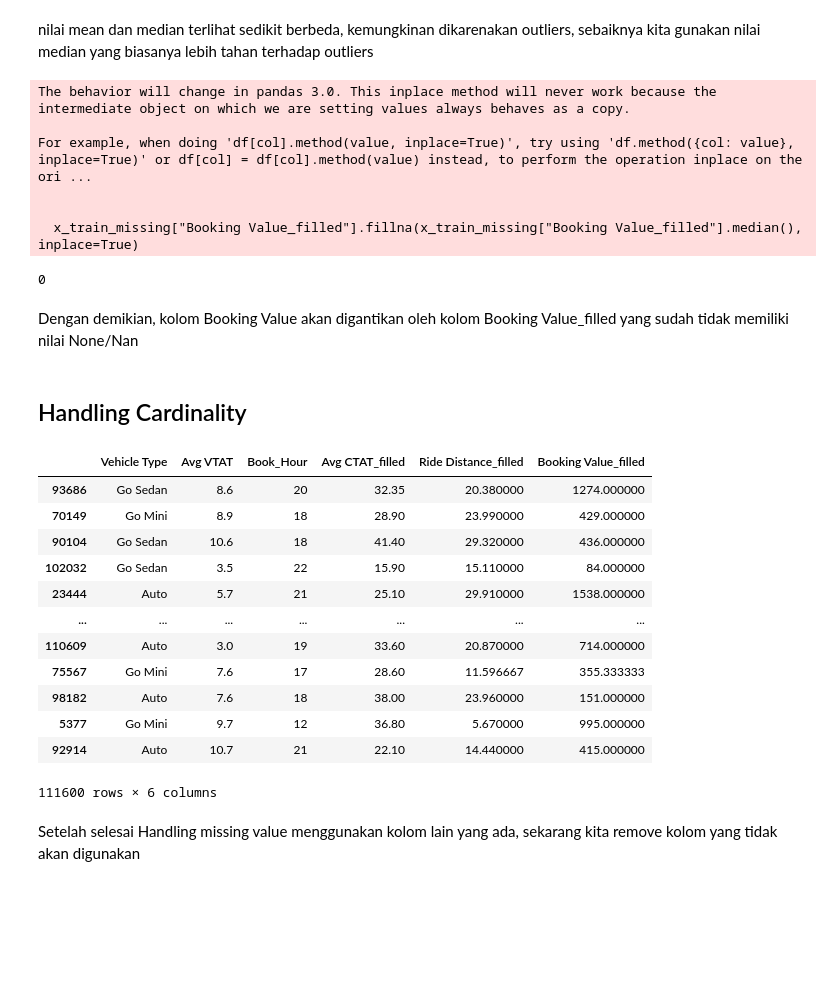
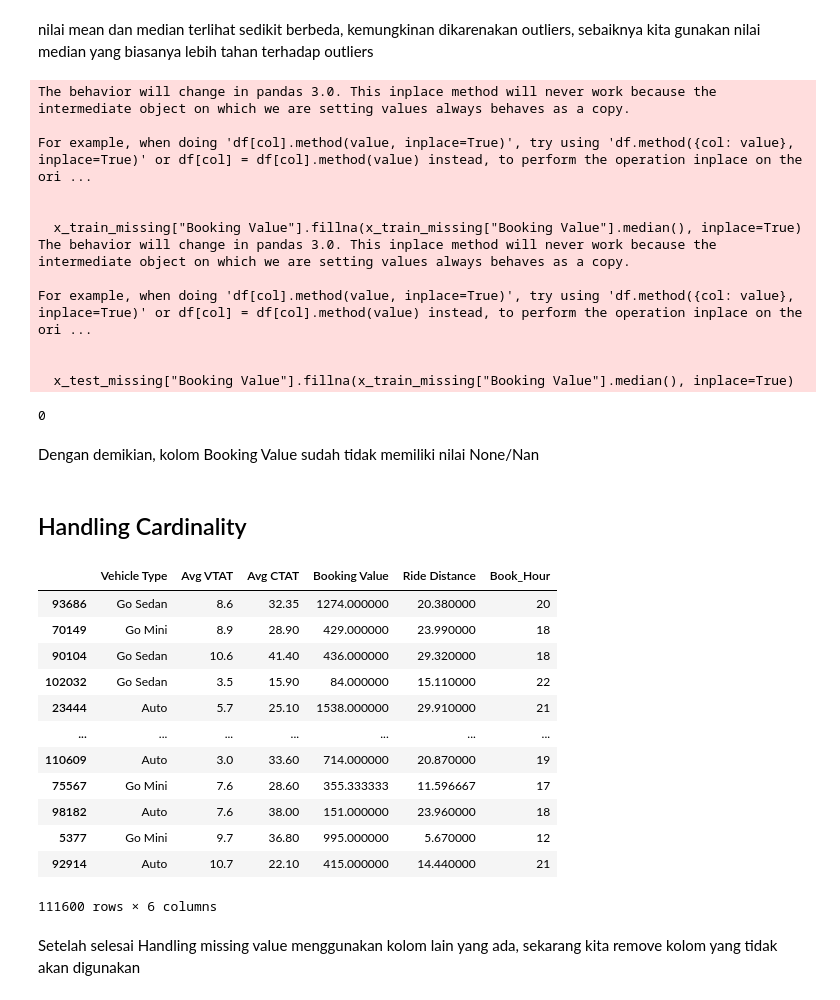
Before and after one commit to jyotissugata/Prediksi-Uber-Drive-Booking-Cancel, a Jupyter notebook: P1M2_jyotis_sugata.ipynb, the cells around one changed output. Cells and saved outputs as stored; diff of their text form; code cells hidden in the pictures; blank space fills up the shorter version.

```diff
--- a/P1M2_jyotis_sugata.ipynb
+++ b/P1M2_jyotis_sugata.ipynb
@@ -835,10 +933,14 @@ def fill_ctat(row):
     else:
         return row["Ride Distance"]
 
-x_train_missing["Ride Distance_filled"] = x_train_missing.apply(fill_ctat, axis=1)
-missing_values = x_train_missing["Ride Distance_filled"].isna().sum()
+# overwrite langsung ke kolom Avg CTAT
+x_train_missing["Ride Distance"] = x_train_missing.apply(fill_ctat, axis=1)
+x_test_missing["Ride Distance"] = x_test_missing.apply(fill_ctat, axis=1)
+
+missing_values = x_train_missing["Ride Distance"].isna().sum()
 missing_values = missing_values[missing_values > 0]
 missing_percent = (missing_values / len(x_train_missing)) * 100
+
 print(f"Missing Values: {missing_values}, Percentage (%): {missing_percent.round(2)}")
 # %% [output]
 Missing Values: [2150], Percentage (%): [1.93]
@@ -859,9 +961,11 @@ Name: Ride Distance_filled, dtype: float64
 # %% [markdown]
 nilai mean dan median tidak jauh berbeda, sebaiknya kita gunakan nilai median yang biasanya lebih tahan terhadap outliers
 # %%
-x_train_missing["Ride Distance_filled"].fillna(x_train_missing["Ride Distance_filled"].median(), inplace=True)
+# kalau masih ada missing → isi dengan median
+x_train_missing["Ride Distance"].fillna(x_train_missing["Ride Distance"].median(), inplace=True)
+x_test_missing["Ride Distance"].fillna(x_train_missing["Ride Distance"].median(), inplace=True)
 
-x_train_missing["Ride Distance_filled"].isna().sum()
+x_train_missing["Ride Distance"].isna().sum()
 # %% [output]
 The behavior will change in pandas 3.0. This inplace method will never work because the intermediate object on which we are setting values always behaves as a copy.
 
@@ -890,10 +1000,14 @@ def fill_ctat(row):
     else:
         return row["Booking Value"]
 
-x_train_missing["Booking Value_filled"] = x_train_missing.apply(fill_ctat, axis=1)
-missing_values = x_train_missing["Booking Value_filled"].isna().sum()
+# overwrite langsung ke kolom Booking Value
+x_train_missing["Booking Value"] = x_train_missing.apply(fill_ctat, axis=1)
+x_test_missing["Booking Value"] = x_test_missing.apply(fill_ctat, axis=1)
+
+missing_values = x_train_missing["Booking Value"].isna().sum()
 missing_values = missing_values[missing_values > 0]
 missing_percent = (missing_values / len(x_train_missing)) * 100
+
 print(f"Missing Values: {missing_values}, Percentage (%): {missing_percent.round(2)}")
 # %% [output]
 Missing Values: [2150], Percentage (%): [1.93]
@@ -914,37 +1028,45 @@ Name: Booking Value, dtype: float64
 # %% [markdown]
 nilai mean dan median terlihat sedikit berbeda, kemungkinan dikarenakan outliers, sebaiknya kita gunakan nilai median yang biasanya lebih tahan terhadap outliers
 # %%
-x_train_missing["Booking Value_filled"].fillna(x_train_missing["Booking Value_filled"].median(), inplace=True)
+x_train_missing["Booking Value"].fillna(x_train_missing["Booking Value"].median(), inplace=True)
+x_test_missing["Booking Value"].fillna(x_train_missing["Booking Value"].median(), inplace=True)
 
-x_train_missing["Booking Value_filled"].isna().sum()
+x_train_missing["Booking Value"].isna().sum()
 # %% [output]
 The behavior will change in pandas 3.0. This inplace method will never work because the intermediate object on which we are setting values always behaves as a copy.
 
 For example, when doing 'df[col].method(value, inplace=True)', try using 'df.method({col: value}, inplace=True)' or df[col] = df[col].method(value) instead, to perform the operation inplace on the ori ...
 
 
-  x_train_missing["Booking Value_filled"].fillna(x_train_missing["Booking Value_filled"].median(), inplace=True)
+  x_train_missing["Booking Value"].fillna(x_train_missing["Booking Value"].median(), inplace=True)
+The behavior will change in pandas 3.0. This inplace method will never work because the intermediate object on which we are setting values always behaves as a copy.
+
+For example, when doing 'df[col].method(value, inplace=True)', try using 'df.method({col: value}, inplace=True)' or df[col] = df[col].method(value) instead, to perform the operation inplace on the ori ...
+
+
+  x_test_missing["Booking Value"].fillna(x_train_missing["Booking Value"].median(), inplace=True)
 0
 # %% [markdown]
-Dengan demikian, kolom Booking Value akan digantikan oleh kolom Booking Value_filled yang sudah tidak memiliki nilai None/Nan
+Dengan demikian, kolom Booking Value sudah tidak memiliki nilai None/Nan
 # %% [markdown]
 ## Handling Cardinality
 # %%
-x_train_cardinal = x_train_missing.drop(["Booking ID", "Customer ID", "Cancelled Rides by Customer", "Reason for cancelling by Customer", "Cancelled Rides by Driver", "Driver Cancellation Reason", "Incomplete Rides", "Incomplete Rides Reason", "Date", "Time", "Driver Ratings", "Customer Rating", "Payment Method", "Booking Value", "Ride Distance", "Pickup Location", "Drop Location", "Booking Status", "is_no_driver_found", "is_not_completed", "Avg CTAT", "Pickup_TE", "Drop_TE"], axis=1)
+x_train_cardinal = x_train_missing.drop(["Booking ID", "Customer ID", "Cancelled Rides by Customer", "Reason for cancelling by Customer", "Cancelled Rides by Driver", "Driver Cancellation Reason", "Incomplete Rides", "Incomplete Rides Reason", "Date", "Time", "Driver Ratings", "Customer Rating", "Payment Method", "Pickup Location", "Drop Location", "Booking Status", "is_no_driver_found", "is_not_completed", "Pickup_TE", "Drop_TE"], axis=1)
+x_test_cardinal = x_test_missing.drop(["Booking ID", "Customer ID", "Cancelled Rides by Customer", "Reason for cancelling by Customer", "Cancelled Rides by Driver", "Driver Cancellation Reason", "Incomplete Rides", "Incomplete Rides Reason", "Date", "Time", "Driver Ratings", "Customer Rating", "Payment Method", "Pickup Location", "Drop Location", "Booking Status", "is_no_driver_found", "is_not_completed", "Pickup_TE", "Drop_TE"], axis=1)
 x_train_cardinal
 # %% [output]
-|  | Vehicle Type | Avg VTAT | Book_Hour | Avg CTAT_filled | Ride Distance_filled | Booking Value_filled |
-| 93686 | Go Sedan | 8.6 | 20 | 32.35 | 20.380000 | 1274.000000 |
-| 70149 | Go Mini | 8.9 | 18 | 28.90 | 23.990000 | 429.000000 |
-| 90104 | Go Sedan | 10.6 | 18 | 41.40 | 29.320000 | 436.000000 |
-| 102032 | Go Sedan | 3.5 | 22 | 15.90 | 15.110000 | 84.000000 |
-| 23444 | Auto | 5.7 | 21 | 25.10 | 29.910000 | 1538.000000 |
+|  | Vehicle Type | Avg VTAT | Avg CTAT | Booking Value | Ride Distance | Book_Hour |
+| 93686 | Go Sedan | 8.6 | 32.35 | 1274.000000 | 20.380000 | 20 |
+| 70149 | Go Mini | 8.9 | 28.90 | 429.000000 | 23.990000 | 18 |
+| 90104 | Go Sedan | 10.6 | 41.40 | 436.000000 | 29.320000 | 18 |
+| 102032 | Go Sedan | 3.5 | 15.90 | 84.000000 | 15.110000 | 22 |
+| 23444 | Auto | 5.7 | 25.10 | 1538.000000 | 29.910000 | 21 |
 | ... | ... | ... | ... | ... | ... | ... |
-| 110609 | Auto | 3.0 | 19 | 33.60 | 20.870000 | 714.000000 |
-| 75567 | Go Mini | 7.6 | 17 | 28.60 | 11.596667 | 355.333333 |
-| 98182 | Auto | 7.6 | 18 | 38.00 | 23.960000 | 151.000000 |
-| 5377 | Go Mini | 9.7 | 12 | 36.80 | 5.670000 | 995.000000 |
-| 92914 | Auto | 10.7 | 21 | 22.10 | 14.440000 | 415.000000 |
+| 110609 | Auto | 3.0 | 33.60 | 714.000000 | 20.870000 | 19 |
+| 75567 | Go Mini | 7.6 | 28.60 | 355.333333 | 11.596667 | 17 |
+| 98182 | Auto | 7.6 | 38.00 | 151.000000 | 23.960000 | 18 |
+| 5377 | Go Mini | 9.7 | 36.80 | 995.000000 | 5.670000 | 12 |
+| 92914 | Auto | 10.7 | 22.10 | 415.000000 | 14.440000 | 21 |
 111600 rows × 6 columns
 # %% [markdown]
 Setelah selesai Handling missing value menggunakan kolom lain yang ada, sekarang kita remove kolom yang tidak akan digunakan
```
Also changed, not shown: parts of 105 cells of this notebook, 1 other file.
